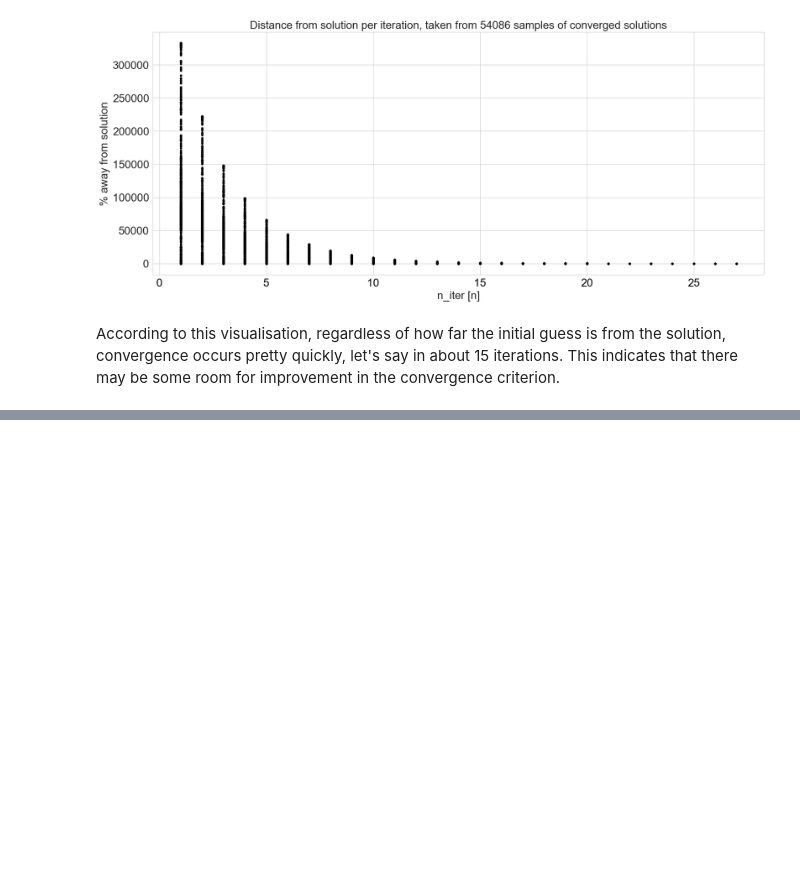
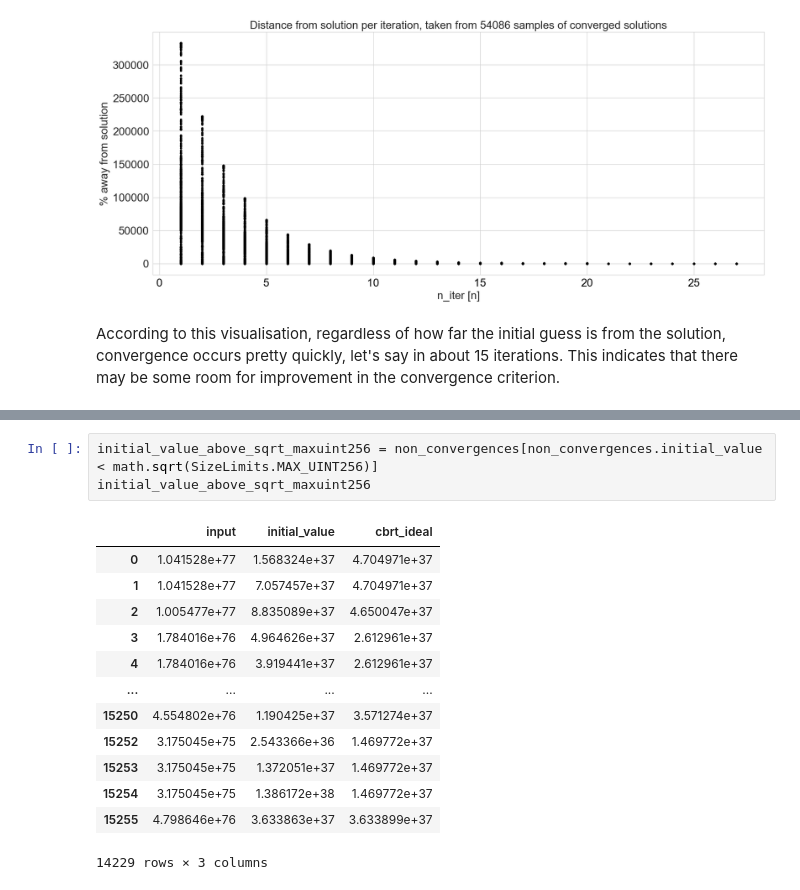
Before and after one commit to curvefi/tricrypto-ng, a Jupyter notebook: analysis/cbrt/report_cbrt.ipynb, the cells around one changed output, grey strips where cells are left out. Drawn from its saved outputs; the diff is of its cells as text; blank space fills up the shorter version.

```diff
--- a/analysis/cbrt/report_cbrt.ipynb
+++ b/analysis/cbrt/report_cbrt.ipynb
@@ -273,0 +316,17 @@ According to this visualisation, regardless of how far the initial guess is from
+# %%
+initial_value_above_sqrt_maxuint256 = non_convergences[non_convergences.initial_value < math.sqrt(SizeLimits.MAX_UINT256)]
+initial_value_above_sqrt_maxuint256
+# %% [output]
+|  | input | initial_value | cbrt_ideal |
+| 0 | 1.041528e+77 | 1.568324e+37 | 4.704971e+37 |
+| 1 | 1.041528e+77 | 7.057457e+37 | 4.704971e+37 |
+| 2 | 1.005477e+77 | 8.835089e+37 | 4.650047e+37 |
+| 3 | 1.784016e+76 | 4.964626e+37 | 2.612961e+37 |
+| 4 | 1.784016e+76 | 3.919441e+37 | 2.612961e+37 |
+| ... | ... | ... | ... |
+| 15250 | 4.554802e+76 | 1.190425e+37 | 3.571274e+37 |
+| 15252 | 3.175045e+75 | 2.543366e+36 | 1.469772e+37 |
+| 15253 | 3.175045e+75 | 1.372051e+37 | 1.469772e+37 |
+| 15254 | 3.175045e+75 | 1.386172e+38 | 1.469772e+37 |
+| 15255 | 4.798646e+76 | 3.633863e+37 | 3.633899e+37 |
+14229 rows × 3 columns
```
Also changed, not shown: parts of 6 cells of this notebook, 1 other file.
